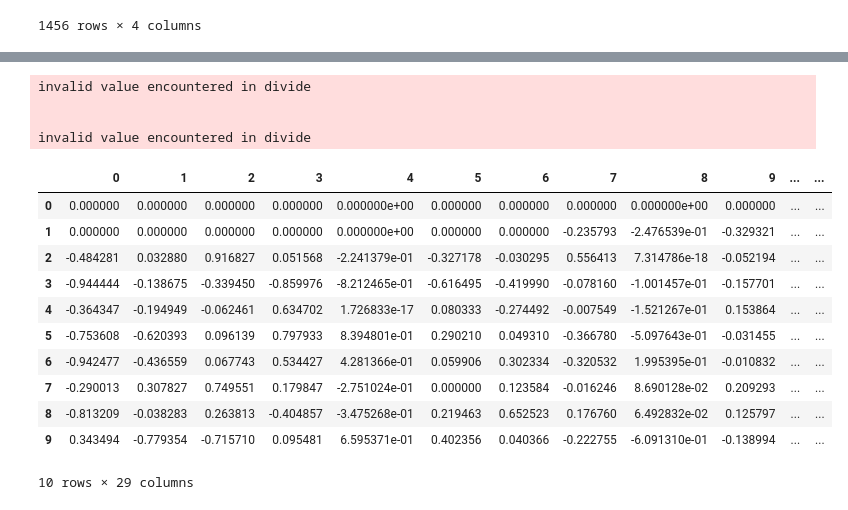
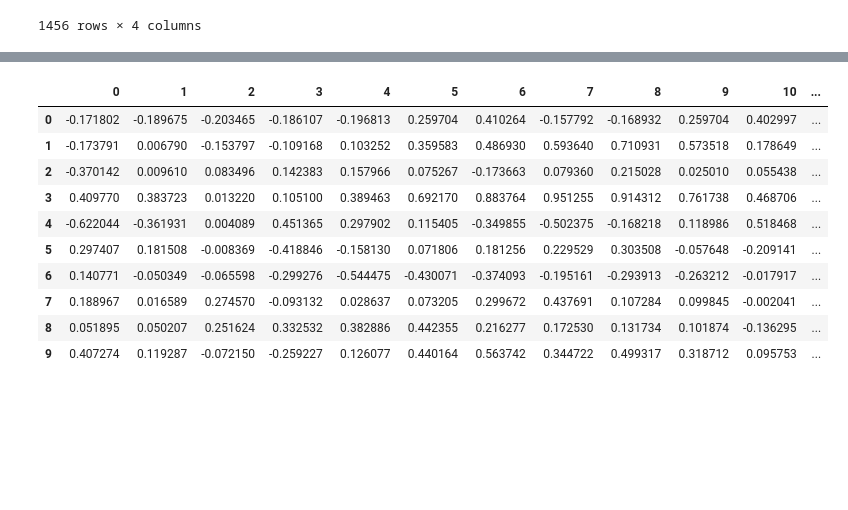
Before and after one commit to ivanobat/timeseriescorrelation, a Jupyter notebook: TimeSeriesCorrelation.ipynb, the cells around one changed output, grey strips where cells are left out. Drawn from its saved outputs; the diff is of its cells as text; code cells hidden in the pictures; blank space fills up the shorter version.

```diff
--- a/TimeSeriesCorrelation.ipynb
+++ b/TimeSeriesCorrelation.ipynb
@@ -69,7 +71,7 @@ data_melted
 1456 rows × 4 columns
 # %%
 # Set the topic
-topic = 'musica'
+topic = 'coronavirus'
 # %%
 # Graph the number of hits per source
 # TODO: fix the warning that appear with new version of pandas
@@ -215,35 +251,30 @@ d1 = data[data.topic==topic]['Factiva'].fillna(0)
 d2 = data[data.topic==topic]['GoogleTrends'].fillna(0)
 # %%
 # Windowed time lagged cross correlation
-lag_window = 14
+lag_window = 7
 no_splits = 10
 samples_per_split = 18
 rss=[]
 for t in range(0, no_splits):
     d1w = d1.loc[(t)*samples_per_split:(t+1)*samples_per_split]
     d2w = d2.loc[(t)*samples_per_split:(t+1)*samples_per_split]
     rs = [crosscorr(d1w,d2w, lag) for lag in range(-int(lag_window),int(lag_window+1))]
     rss.append(rs)
 rss_wtl = pd.DataFrame(rss).fillna(0)
 
 rss_wtl
 # %% [output]
-invalid value encountered in divide
-
-
-invalid value encountered in divide
-|  | 0 | 1 | 2 | 3 | 4 | 5 | 6 | 7 | 8 | 9 | ... | ... |
-| 0 | 0.000000 | 0.000000 | 0.000000 | 0.000000 | 0.000000e+00 | 0.000000 | 0.000000 | 0.000000 | 0.000000e+00 | 0.000000 | ... | ... |
-| 1 | 0.000000 | 0.000000 | 0.000000 | 0.000000 | 0.000000e+00 | 0.000000 | 0.000000 | -0.235793 | -2.476539e-01 | -0.329321 | ... | ... |
-| 2 | -0.484281 | 0.032880 | 0.916827 | 0.051568 | -2.241379e-01 | -0.327178 | -0.030295 | 0.556413 | 7.314786e-18 | -0.052194 | ... | ... |
-| 3 | -0.944444 | -0.138675 | -0.339450 | -0.859976 | -8.212465e-01 | -0.616495 | -0.419990 | -0.078160 | -1.001457e-01 | -0.157701 | ... | ... |
-| 4 | -0.364347 | -0.194949 | -0.062461 | 0.634702 | 1.726833e-17 | 0.080333 | -0.274492 | -0.007549 | -1.521267e-01 | 0.153864 | ... | ... |
-| 5 | -0.753608 | -0.620393 | 0.096139 | 0.797933 | 8.394801e-01 | 0.290210 | 0.049310 | -0.366780 | -5.097643e-01 | -0.031455 | ... | ... |
-| 6 | -0.942477 | -0.436559 | 0.067743 | 0.534427 | 4.281366e-01 | 0.059906 | 0.302334 | -0.320532 | 1.995395e-01 | -0.010832 | ... | ... |
-| 7 | -0.290013 | 0.307827 | 0.749551 | 0.179847 | -2.751024e-01 | 0.000000 | 0.123584 | -0.016246 | 8.690128e-02 | 0.209293 | ... | ... |
-| 8 | -0.813209 | -0.038283 | 0.263813 | -0.404857 | -3.475268e-01 | 0.219463 | 0.652523 | 0.176760 | 6.492832e-02 | 0.125797 | ... | ... |
-| 9 | 0.343494 | -0.779354 | -0.715710 | 0.095481 | 6.595371e-01 | 0.402356 | 0.040366 | -0.222755 | -6.091310e-01 | -0.138994 | ... | ... |
+|  | 0 | 1 | 2 | 3 | 4 | 5 | 6 | 7 | 8 | 9 | 10 | ... |
+| 0 | -0.171802 | -0.189675 | -0.203465 | -0.186107 | -0.196813 | 0.259704 | 0.410264 | -0.157792 | -0.168932 | 0.259704 | 0.402997 | ... |
+| 1 | -0.173791 | 0.006790 | -0.153797 | -0.109168 | 0.103252 | 0.359583 | 0.486930 | 0.593640 | 0.710931 | 0.573518 | 0.178649 | ... |
+| 2 | -0.370142 | 0.009610 | 0.083496 | 0.142383 | 0.157966 | 0.075267 | -0.173663 | 0.079360 | 0.215028 | 0.025010 | 0.055438 | ... |
+| 3 | 0.409770 | 0.383723 | 0.013220 | 0.105100 | 0.389463 | 0.692170 | 0.883764 | 0.951255 | 0.914312 | 0.761738 | 0.468706 | ... |
+| 4 | -0.622044 | -0.361931 | 0.004089 | 0.451365 | 0.297902 | 0.115405 | -0.349855 | -0.502375 | -0.168218 | 0.118986 | 0.518468 | ... |
+| 5 | 0.297407 | 0.181508 | -0.008369 | -0.418846 | -0.158130 | 0.071806 | 0.181256 | 0.229529 | 0.303508 | -0.057648 | -0.209141 | ... |
+| 6 | 0.140771 | -0.050349 | -0.065598 | -0.299276 | -0.544475 | -0.430071 | -0.374093 | -0.195161 | -0.293913 | -0.263212 | -0.017917 | ... |
+| 7 | 0.188967 | 0.016589 | 0.274570 | -0.093132 | 0.028637 | 0.073205 | 0.299672 | 0.437691 | 0.107284 | 0.099845 | -0.002041 | ... |
+| 8 | 0.051895 | 0.050207 | 0.251624 | 0.332532 | 0.382886 | 0.442355 | 0.216277 | 0.172530 | 0.131734 | 0.101874 | -0.136295 | ... |
+| 9 | 0.407274 | 0.119287 | -0.072150 | -0.259227 | 0.126077 | 0.440164 | 0.563742 | 0.344722 | 0.499317 | 0.318712 | 0.095753 | ... |
-10 rows × 29 columns
 # %%
 # Graph the window lagged cross correlation
 f,ax = plt.subplots(figsize=(10,5))
```
Also changed, not shown: parts of 16 cells of this notebook.
